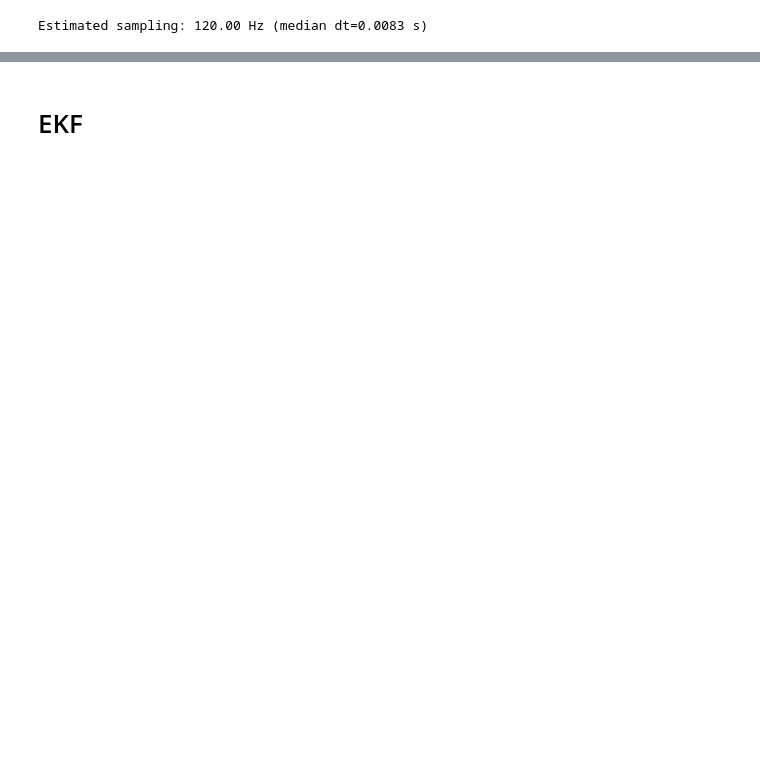
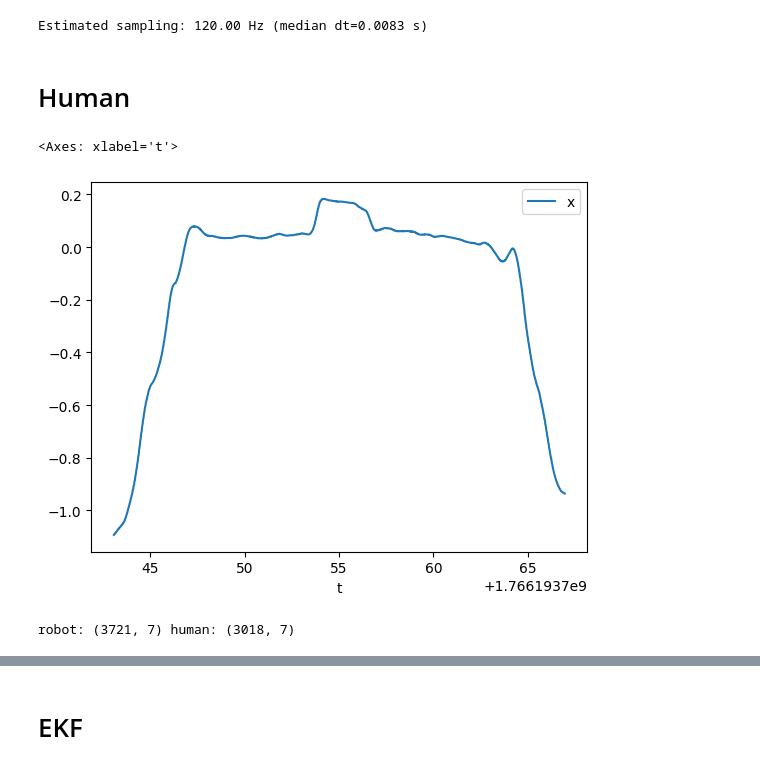
Before and after one commit to ibraheem-111/ghostlab-fetch-experiment, a Jupyter notebook: analysis/test.ipynb, the cells around one changed output, grey strips where cells are left out. Drawn from its saved outputs; the diff is of its cells as text; code cells hidden in the pictures; blank space fills up the shorter version.

```diff
--- a/analysis/test.ipynb
+++ b/analysis/test.ipynb
@@ -67,3 +67,44 @@ fs = 1.0 / np.median(dt[1:])
 print(f"Estimated sampling: {fs:.2f} Hz (median dt={np.median(dt[1:]):.4f} s)")
 # %% [output]
 Estimated sampling: 120.00 Hz (median dt=0.0083 s)
+# %% [markdown]
+# Human
+# %%
+human_csv_path = "/home/fetchuser/ghostlab-fetch-experiment/ibraheem_ws/pose_data_movement_50Hz_human_1766193766.csv"
+human_df  = pd.read_csv(human_csv_path)
+if "t" not in human_df.columns and "time" in human_df.columns:
+    human_df = human_df.rename(columns={"time":"t"})
+# %%
+human_df.plot(x = "t", y="x", kind="line")
+# %% [output]
+<Axes: xlabel='t'>
+[figure, added]
+# %%
+robot_csv_path = "/home/fetchuser/ghostlab-fetch-experiment/ibraheem_ws/pose_data_movement_50Hz_robot_1766193725.csv"
+robot_df  = pd.read_csv(robot_csv_path)
+if "t" not in robot_df.columns and "time" in robot_df.columns:
+    robot_df = robot_df.rename(columns={"time":"t"})
+
+human_csv_path = "/home/fetchuser/ghostlab-fetch-experiment/ibraheem_ws/pose_data_movement_50Hz_human_1766193725.csv"
+human_df  = pd.read_csv(human_csv_path)
+if "t" not in human_df.columns and "time" in human_df.columns:
+    human_df = human_df.rename(columns={"time":"t"})
+
+# sort by time (merge_asof and interpolation require sorted times)
+robot_df = robot_df.sort_values("t").reset_index(drop=True)
+human_df = human_df.sort_values("t").reset_index(drop=True)
+
+def truncate_df(df, seconds_start=0.0, seconds_end=0.0):
+    t0 = df["t"].iloc[0]
+    t_end = df["t"].iloc[-1]
+    return df[
+        (df["t"] >= t0 + seconds_start) &
+        (df["t"] <= t_end - seconds_end)
+    ].reset_index(drop=True)
+
+robot_df = truncate_df(robot_df, seconds_start=5)
+human_df = truncate_df(human_df, seconds_start=5, seconds_end=5)
+
+print("robot:", robot_df.shape, "human:", human_df.shape)
+# %% [output]
+robot: (3721, 7) human: (3018, 7)
```
Also changed, not shown: parts of 12 cells of this notebook, 3 other files.
